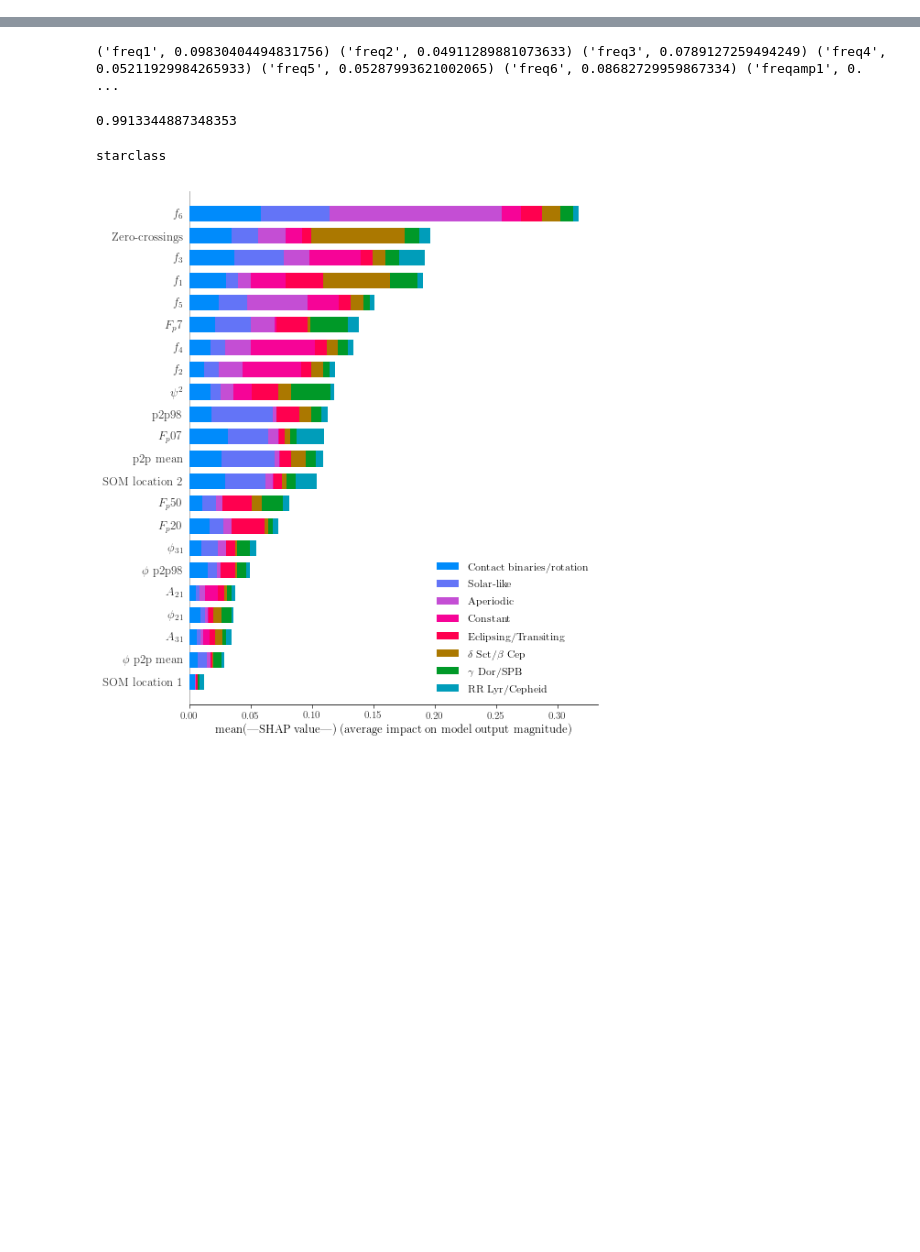
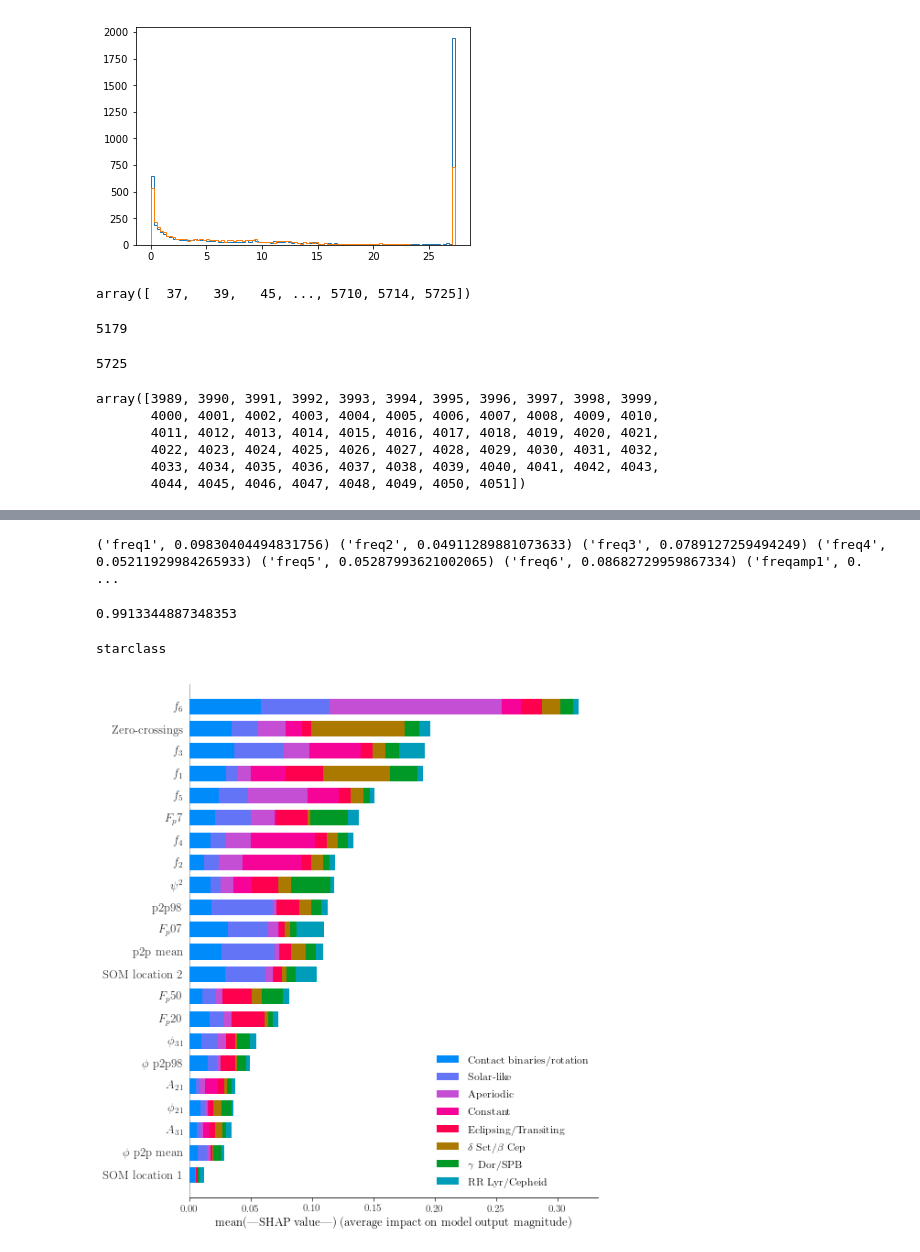
Before and after one commit to tasoc/starclass, a Jupyter notebook: Notebooks/RFGC_featimportances.ipynb, the cells around one changed output, grey strips where cells are left out. Saved outputs shown, nothing was run; the diff lists cells and outputs as text; code cells hidden in the pictures; blank space fills up the shorter version.

Commit message:
Bug fixes and fully training models

```diff
--- a/Notebooks/RFGC_featimportances.ipynb
+++ b/Notebooks/RFGC_featimportances.ipynb
@@ -51,6 +77,6 @@ connection.close()
 # %%
-y = labels['label'].values[df['priority'].unique()-1].astype('U15')
-priority = labels['priority'].values[df['priority'].unique()-1]
+y = labels['label'].astype('U15').values #values[labels['priority'].unique()-1].astype('U15')
+priority = labels['priority'].values#[df['priority'].unique()-1]
 y[y == 'APERIODIC'] = 'aperiodic'
 y[y == 'CONSTANT'] = 'constant'
 y[y == 'RRLYR_CEPHEID'] = 'RRLyr/Ceph'
@@ -81,0 +109,39 @@ Using TensorFlow backend.
+# %%
+X = np.zeros([len(priority), 22])
+for idx, i in enumerate(priority):
+    X[idx,:] = np.loadtxt('../starclass/training_sets/data/keplerq9/features_cache_corr/rfgc_features/'+str(i)+'.txt')
+# %%
+X_old = np.zeros([len(priority), 22])
+for idx, i in enumerate(priority):
+    try:
+        X_old[idx,:] = np.loadtxt('../../non_corrupt_starclass/starclass/starclass/training_sets/data/keplerq9/features_cache_corr/rfgc_features/'+str(i)+'.txt')
+    except:
+        pass
+# %%
+plt.hist(X[:,0], bins=100, histtype='step');
+plt.hist(X_old[X_old[:,0] != 0,0], bins=100, histtype='step');
+plt.show()
+# %% [output]
+[figure, added]
+# %%
+bad_stars = priority[X[:,0] > 27]
+bad_stars
+# %% [output]
+array([  37,   39,   45, ..., 5710, 5714, 5725])
+# %%
+len(y)
+# %% [output]
+5179
+# %%
+bad_stars[-1]
+# %% [output]
+5725
+# %%
+priority[y == 'RRLyr/Ceph']
+# %% [output]
+array([3989, 3990, 3991, 3992, 3993, 3994, 3995, 3996, 3997, 3998, 3999,
+       4000, 4001, 4002, 4003, 4004, 4005, 4006, 4007, 4008, 4009, 4010,
+       4011, 4012, 4013, 4014, 4015, 4016, 4017, 4018, 4019, 4020, 4021,
+       4022, 4023, 4024, 4025, 4026, 4027, 4028, 4029, 4030, 4031, 4032,
+       4033, 4034, 4035, 4036, 4037, 4038, 4039, 4040, 4041, 4042, 4043,
+       4044, 4045, 4046, 4047, 4048, 4049, 4050, 4051])
```
Also changed, not shown: parts of 11 cells of this notebook, 5 other files.
